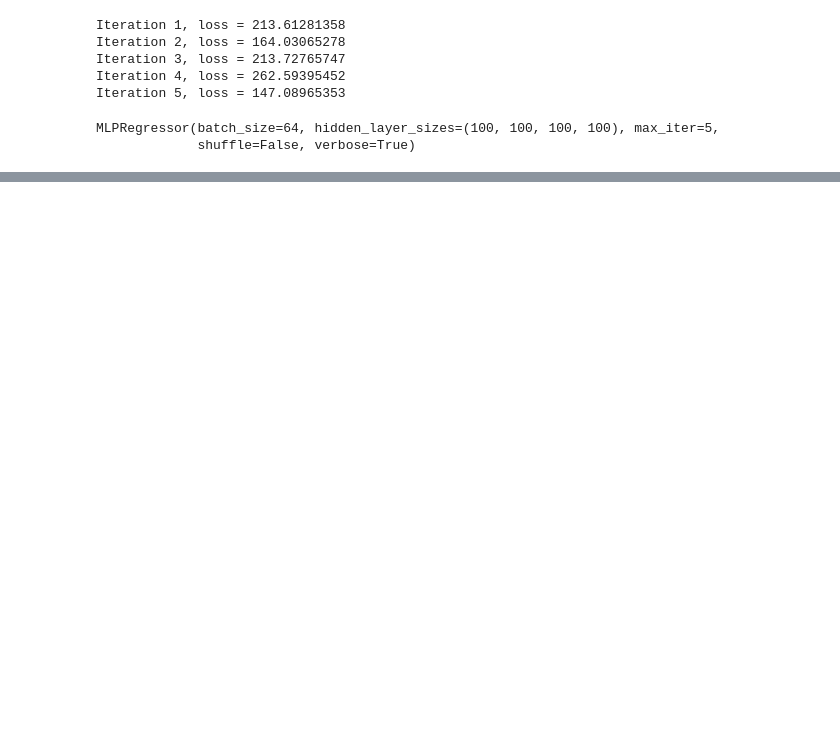
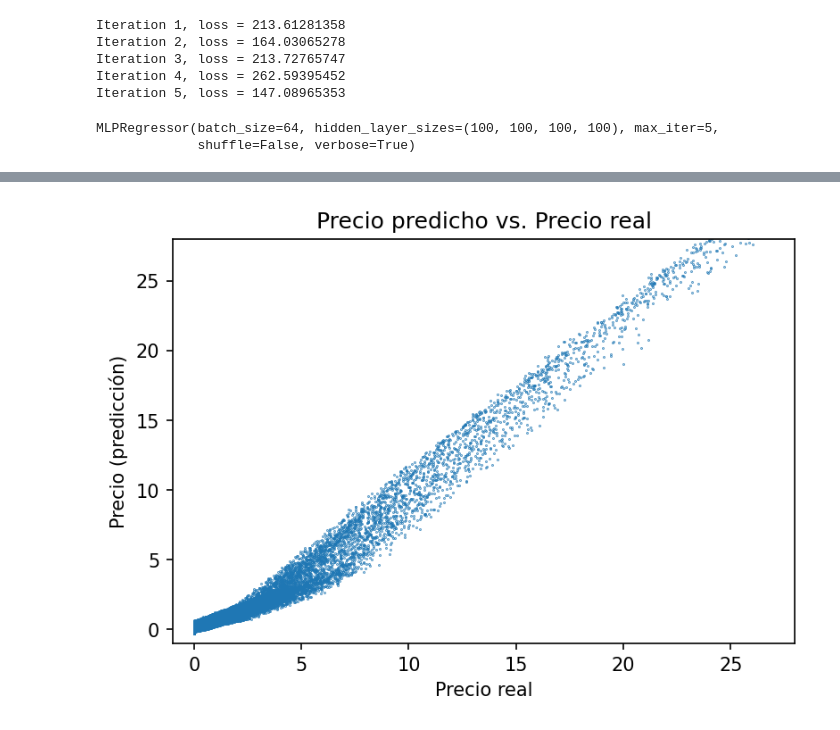
Before and after one commit to sanarovaz/ML-Black-Scholes, a Jupyter notebook: ML_Black_Scholes.ipynb, the cells around one changed output, grey strips where cells are left out. Drawn from its saved outputs; the diff is of its cells as text; code cells hidden in the pictures; blank space fills up the shorter version.

```diff
--- a/ML_Black_Scholes.ipynb
+++ b/ML_Black_Scholes.ipynb
@@ -134,0 +172,11 @@ len(pricing_error_train[pricing_error_train > 50])
+# %%
+preds_test = mlp.predict(X_test)
+plt.scatter(y_test, preds_test, s= 0.1)
+plt.ylabel("Precio (predicción)")
+plt.xlabel("Precio real")
+plt.title("Precio predicho vs. Precio real")
+plt.xlim([-1, 28])
+plt.ylim([-1, 28])
+plt.show()
+# %% [output]
+[figure, added]
```
Also changed, not shown: parts of 27 cells of this notebook.
